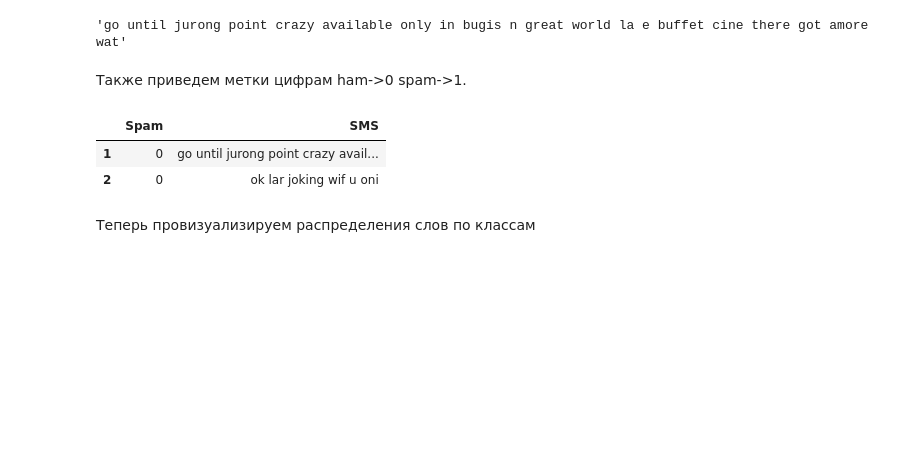
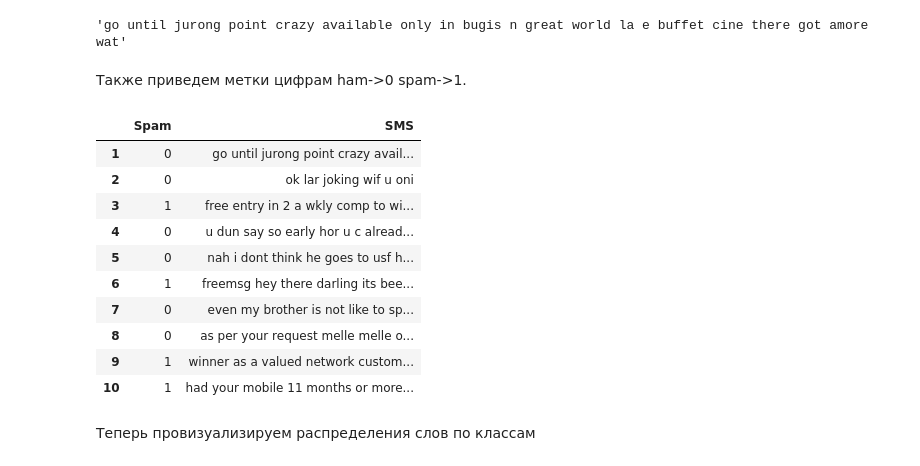
Before and after one commit to geniusserg/DataAnalyzis, a Jupyter notebook: SpamDetection.ipynb, the cells around one changed output. Cells and saved outputs as stored; diff of their text form; code cells hidden in the pictures; blank space fills up the shorter version.

```diff
--- a/SpamDetection.ipynb
+++ b/SpamDetection.ipynb
@@ -70,11 +69,19 @@ df.iloc[0]['SMS']
 Также приведем метки цифрам ham->0 spam->1.
 # %%
 df["Spam"] = df["Spam"].map(lambda s: {"ham": 0, "spam": 1}[s])
-df.head(n=2)
+df.head(n=10)
 # %% [output]
 |  | Spam | SMS |
 | 1 | 0 | go until jurong point crazy avail... |
 | 2 | 0 | ok lar joking wif u oni |
+| 3 | 1 | free entry in 2 a wkly comp to wi... |
+| 4 | 0 | u dun say so early hor u c alread... |
+| 5 | 0 | nah i dont think he goes to usf h... |
+| 6 | 1 | freemsg hey there darling its bee... |
+| 7 | 0 | even my brother is not like to sp... |
+| 8 | 0 | as per your request melle melle o... |
+| 9 | 1 | winner as a valued network custom... |
+| 10 | 1 | had your mobile 11 months or more... |
 # %% [markdown]
 Теперь провизуализируем распределения слов по классам
 # %%
```
Also changed, not shown: parts of 17 cells of this notebook, 1 other file.
